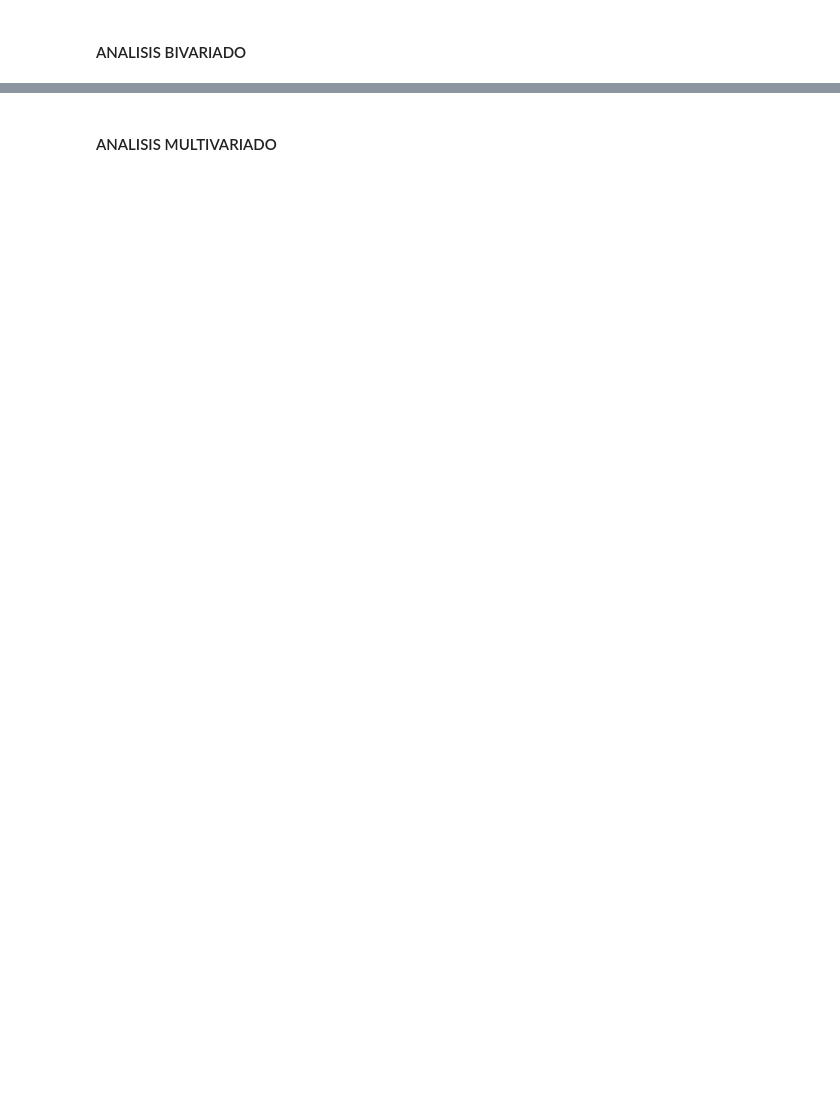
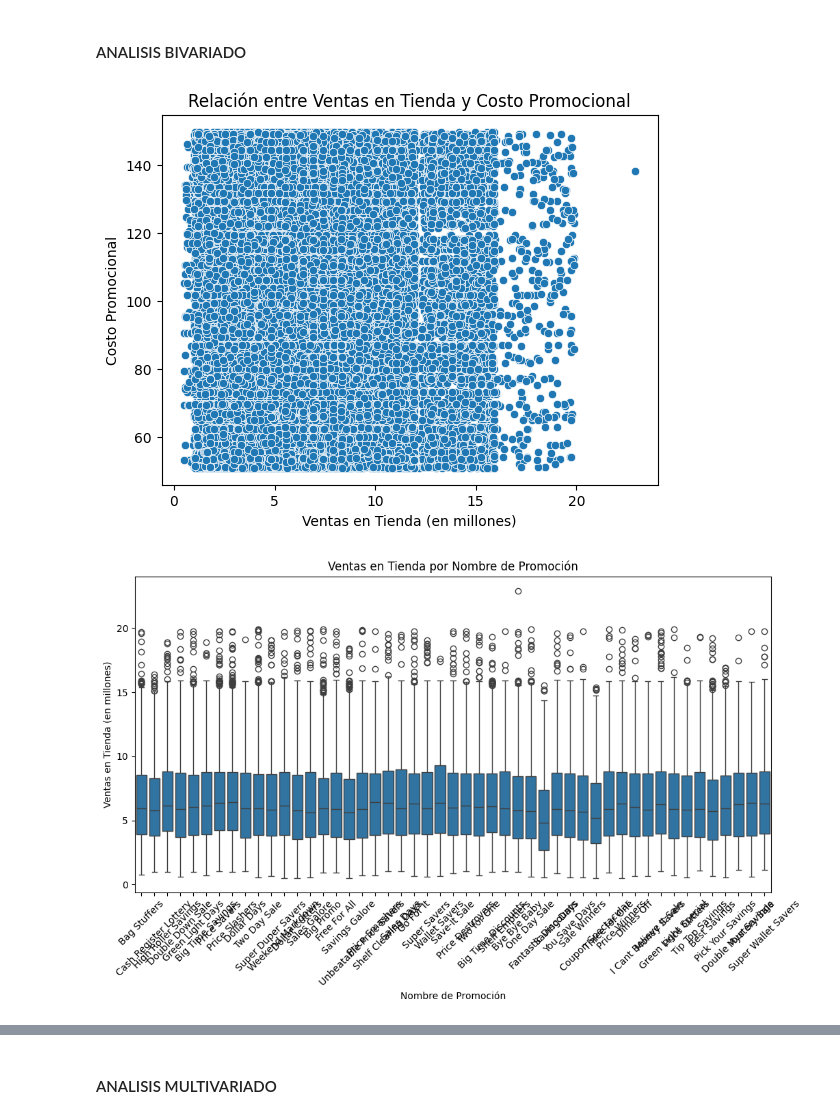
Before and after one commit to Apolo073/CODER_Cienciadedatos, a Jupyter notebook: Comportamiento_Compra+Stein_2.ipynb, the cells around one changed output, grey strips where cells are left out. Cells and saved outputs as stored; diff of their text form; code cells hidden in the pictures; blank space fills up the shorter version.

```diff
--- a/Comportamiento_Compra+Stein_2.ipynb
+++ b/Comportamiento_Compra+Stein_2.ipynb
@@ -222,2 +270,28 @@ plt.show()
 # %% [markdown]
 #### ANALISIS BIVARIADO
+# %%
+# Relación entre 'store_sales (in millions)' y 'cost'
+sb.scatterplot(x='store_sales(in millions)', y='cost', data=df)
+plt.title('Relación entre Ventas en Tienda y Costo Promocional')
+plt.xlabel('Ventas en Tienda (en millones)')
+plt.ylabel('Costo Promocional')
+plt.show()
+
+# Boxplot de 'store_sales (in millions)' por 'promotion_name'
+plt.figure(figsize=(12, 6))
+sb.boxplot(x='promotion_name', y='store_sales(in millions)', data=df)
+plt.title('Ventas en Tienda por Nombre de Promoción')
+plt.xlabel('Nombre de Promoción')
+plt.ylabel('Ventas en Tienda (en millones)')
+plt.xticks(rotation=45)
+plt.show()
+
+# Boxplot de 'cost' por 'recyclable_package'
+sb.boxplot(x='recyclable_package', y='cost', data=df)
+plt.title('Costo Promocional por Empaque Reciclable')
+plt.xlabel('Empaque Reciclable')
+plt.ylabel('Costo Promocional')
+plt.show()
+# %% [output]
+[figure, added]
+[figure, added]
```
Also changed, not shown: parts of 10 cells of this notebook.
